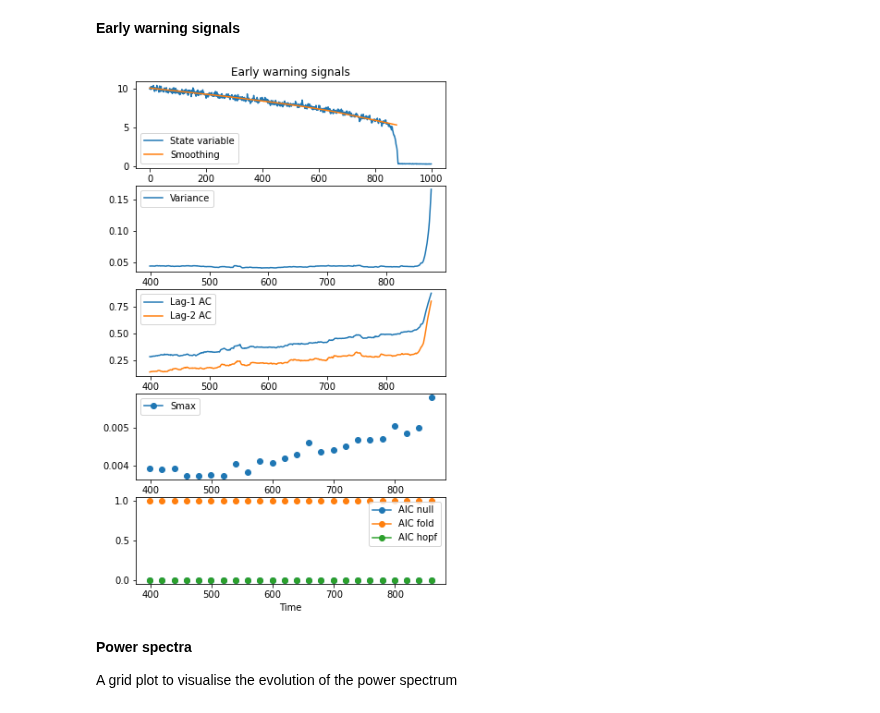
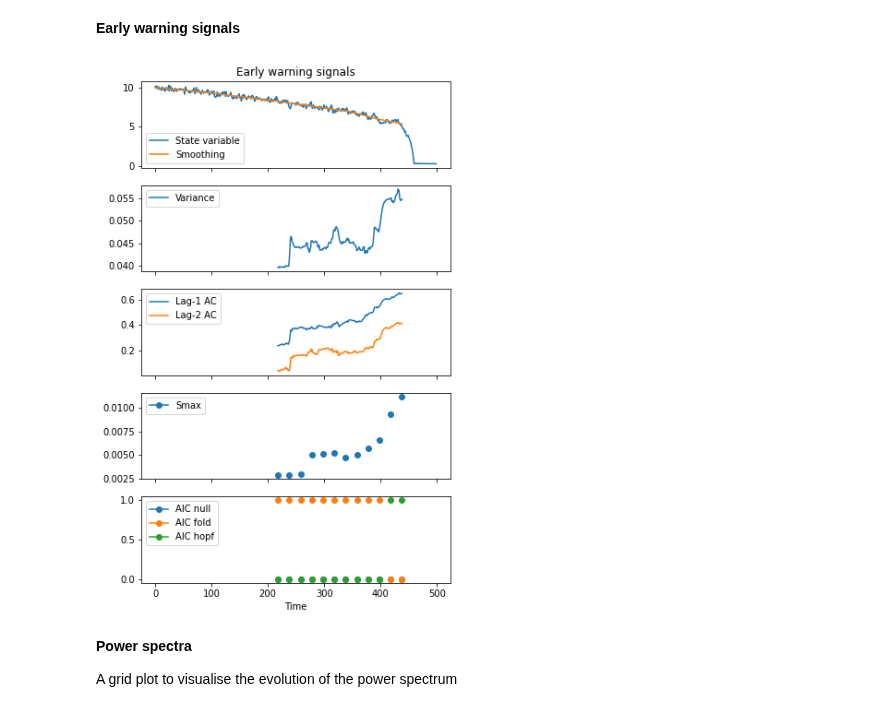
Before and after one commit to ThomasMBury/ewstools, a Jupyter notebook: tutorials/demo_ews_fold.ipynb, the cells around one changed output. Cells and saved outputs as stored; diff of their text form; code cells hidden in the pictures.

```diff
--- a/tutorials/demo_ews_fold.ipynb
+++ b/tutorials/demo_ews_fold.ipynb
@@ -26,9 +26,10 @@ Here we simulate a single trajectory of the Ricker model going through a Fold bi
 # %%
 dt = 1 # time-step (using 1 since discrete-time system)
 t0 = 0 # starting time
-tmax = 1000 # end time
+tmax = 500 # end time
 tburn = 100 # burn-in period preceding start-time
-seed = 0 # random number generation seed (set for reproducibility)
+seed = 1 # random number generation seed (set for reproducibility)
+np.random.seed(seed)
 # %% [markdown]
 **Define model**
 
@@ -118,6 +123,6 @@ Sensible choices of these parameters will depend on the resolution and scale of
 # %%
-rw = 0.4 # rolling window
-span = 0.5 # Lowess span
+rw = 0.5*(438/500) # rolling window
+span = 0.2 # Lowess span
 lags = [1,2,3] # autocorrelation lag times to compute
 ews = ['var','sd','cv','skew','kurt','ac','smax','cf','aic'] # EWS to compute (let's do all of them)
 ham_length = 80 # number of data points in Hamming window
@@ -128,12 +133,13 @@ pspec_roll_offset = 20 # offset for rolling window when doing spectrum metrics
 
 ews_compute is the main function in the package *ewstools*. It takes in your time-series data, along with your parameter configurations, and outputs the specified EWS.
 # %%
-ews_dic = ewstools.ews_compute(df_traj['x'],
-                          roll_window = rw,
-                          span = span,
-                          lag_times = lags,
-                          ews = ews,
-                          upto=tcrit)
+ews_dic = ewstools.core.ews_compute(df_traj['x'],
+                                   smooth='Lowess',
+                                   roll_window = rw,
+                                   span = span,
+                                   lag_times = lags,
+                                   ews = ews,
+                                   upto=tcrit)
 # %% [markdown]
 **Extract info**
 
@@ -175,15 +183,15 @@ We can visualise the EWS by constructing some plots using the Seaborn package.
 **Early warning signals**
 # %%
 ## Plot of trajectory, smoothing and EWS of var (x or y)
-fig1, axes = plt.subplots(nrows=5, ncols=1, figsize=(6,10))
+fig1, axes = plt.subplots(nrows=5, ncols=1, figsize=(6,10), sharex=True)
 df_ews[['State variable','Smoothing']].plot(ax=axes[0],
           title='Early warning signals')
 df_ews['Variance'].plot(ax=axes[1],legend=True)
 df_ews[['Lag-1 AC','Lag-2 AC']].plot(ax=axes[2],legend=True)
 df_ews['Smax'].plot(ax=axes[3],legend=True, marker='o')
 df_ews[['AIC null','AIC fold','AIC hopf']].plot(ax=axes[4],legend=True, marker='o');
 # %% [output]
-[figure, old version]
+[figure, new version]
 # %% [markdown]
 **Power spectra**
 
```
Also changed, not shown: parts of 7 cells of this notebook, 5 other files.
